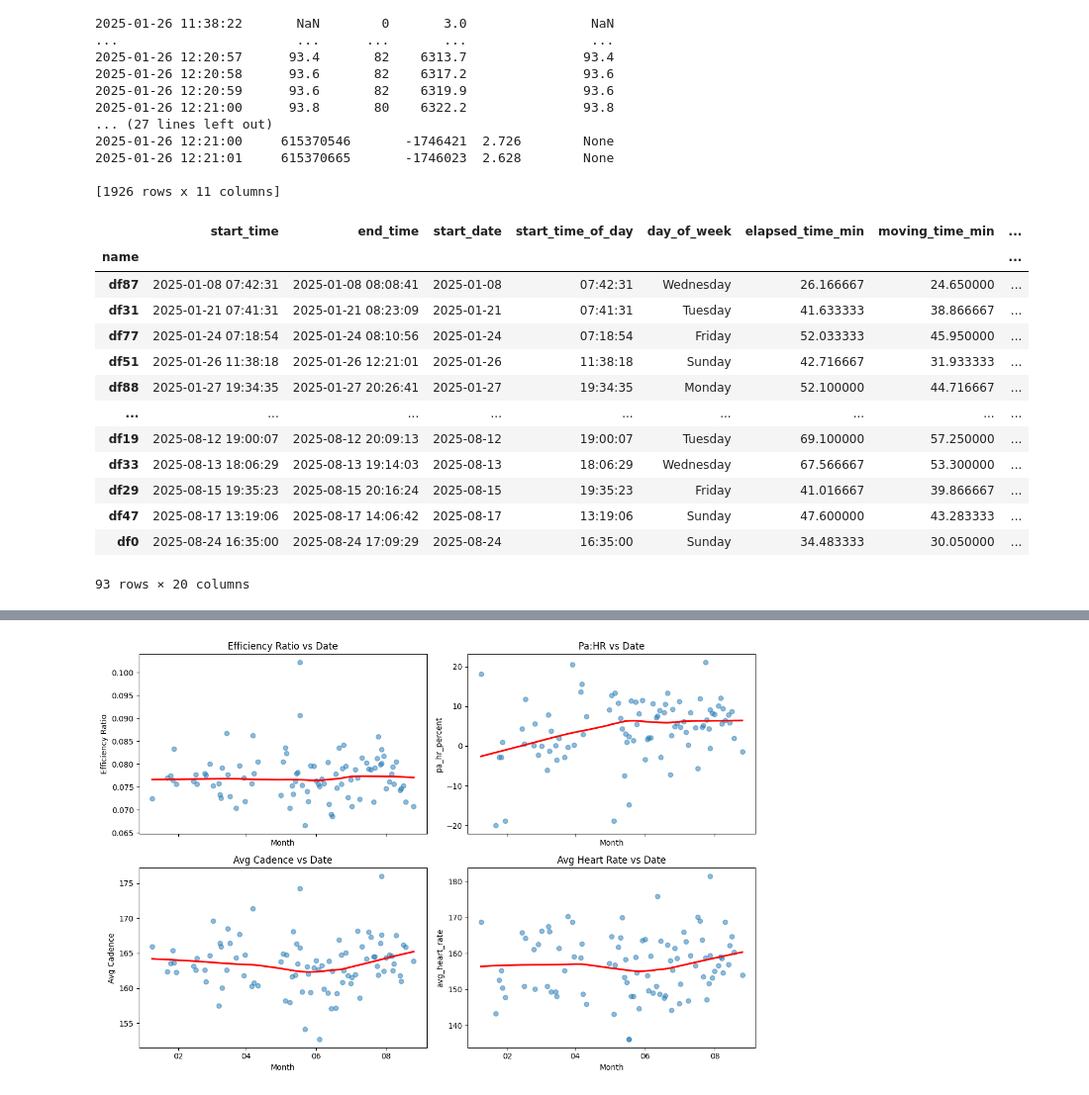
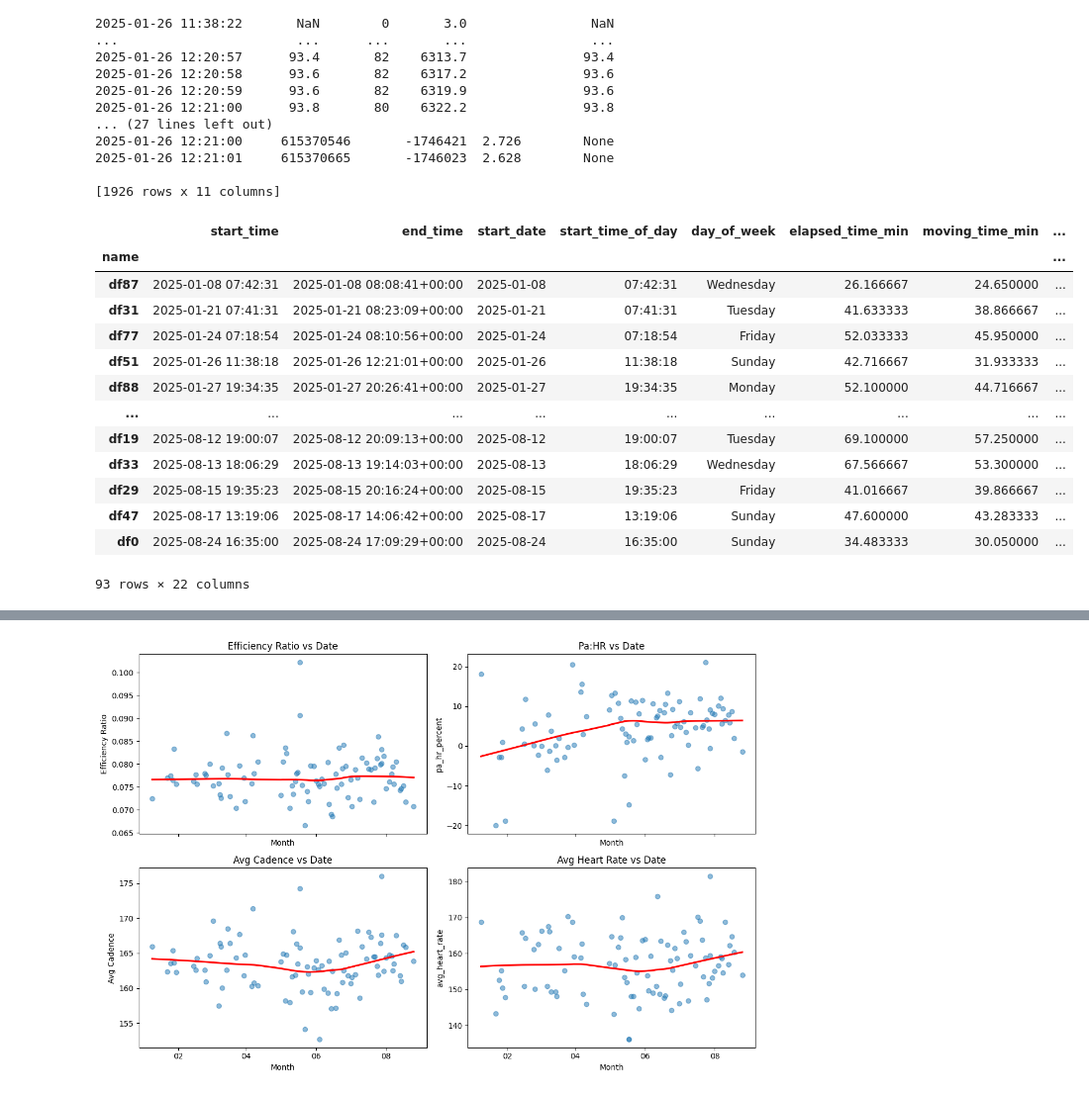
Before and after one commit to andrewt-202/sport-data-visualisation, a Jupyter notebook: sport_visualiser.ipynb, the cells around one changed output, grey strips where cells are left out. Shown at 99% size. Cells and saved outputs as stored; diff of their text form; code cells hidden in the pictures.

```diff
--- a/sport_visualiser.ipynb
+++ b/sport_visualiser.ipynb
@@ -138,6 +138,11 @@ def summarize_run(name, df, speed_threshold=0.75):
     start = df.index.min()
     end = df.index.max()
     elapsed_time = (end - start).total_seconds()
+
+    # convert lat/long to decimal degrees
+    if "position_lat" in df.columns and "position_long" in df.columns:
+        df["position_lat"] = df["position_lat"] * (180 / 2**31)
+        df["position_long"] = df["position_long"] * (180 / 2**31)
 
     # --- real_speed from deltas ---
     df["time_diff"] = df.index.to_series().diff().dt.total_seconds()
@@ -189,6 +194,8 @@ def summarize_run(name, df, speed_threshold=0.75):
         avg_cadence = (df.loc[moving_mask, "cadence"].mean() * 2.0) if "cadence" in df.columns else None
         max_heart_rate = df.loc[moving_mask, "heart_rate"].max() if "heart_rate" in df.columns else None
         avg_heart_rate = df.loc[moving_mask, "heart_rate"].mean() if "heart_rate" in df.columns else None
+        avg_latitude = df.loc[moving_mask, "position_lat"].mean() if "position_lat" in df.columns else None
+        avg_longitude = df.loc[moving_mask, "position_long"].mean() if "position_long" in df.columns else None
     else:
         avg_cadence = None
         max_heart_rate = None
@@ -210,42 +217,46 @@ def summarize_run(name, df, speed_threshold=0.75):
         "avg_moving_speed_kmh": avg_moving_speed_kmh,
         "avg_moving_pace_min_per_km": avg_moving_pace_min_per_km,
         "avg_cadence": avg_cadence,               # masked
         "max_heart_rate": max_heart_rate,         # masked
         "avg_heart_rate": avg_heart_rate,         # masked
         "pa_hr_percent": pa_hr,
+        "avg_latitude": avg_latitude,
+        "avg_longitude": avg_longitude,
     }
 
 
 running_summary_df = (
     pd.DataFrame(
         [summarize_run(name, df) for name, df in running_dfs.items()]
     )
     .set_index("name")
     .sort_values("start_time")
 )
 
 running_summary_df["start_mins_since_midnight"] = (
     running_summary_df["start_time_of_day"].apply(lambda t: t.hour * 60 + t.minute)
 )
 running_summary_df["efficiency_ratio"] = running_summary_df["avg_moving_speed_kmh"] / running_summary_df["avg_heart_rate"]
 running_summary_df["start_date"] = pd.to_datetime(running_summary_df["start_date"])
 running_summary_df["start_date_num"] = mdates.date2num(running_summary_df["start_date"])
+running_summary_df["end_time"] = pd.to_datetime(running_summary_df["end_time"]).dt.tz_localize("UTC")
+
 
 
 
 display(running_summary_df)
 # %% [output]
 |  | start_time | end_time | start_date | start_time_of_day | day_of_week | elapsed_time_min | moving_time_min | ... |
 | name |  |  |  |  |  |  |  | ... |
-| df87 | 2025-01-08 07:42:31 | 2025-01-08 08:08:41 | 2025-01-08 | 07:42:31 | Wednesday | 26.166667 | 24.650000 | ... |
-| df31 | 2025-01-21 07:41:31 | 2025-01-21 08:23:09 | 2025-01-21 | 07:41:31 | Tuesday | 41.633333 | 38.866667 | ... |
-| df77 | 2025-01-24 07:18:54 | 2025-01-24 08:10:56 | 2025-01-24 | 07:18:54 | Friday | 52.033333 | 45.950000 | ... |
-| df51 | 2025-01-26 11:38:18 | 2025-01-26 12:21:01 | 2025-01-26 | 11:38:18 | Sunday | 42.716667 | 31.933333 | ... |
-| df88 | 2025-01-27 19:34:35 | 2025-01-27 20:26:41 | 2025-01-27 | 19:34:35 | Monday | 52.100000 | 44.716667 | ... |
+| df87 | 2025-01-08 07:42:31 | 2025-01-08 08:08:41+00:00 | 2025-01-08 | 07:42:31 | Wednesday | 26.166667 | 24.650000 | ... |
+| df31 | 2025-01-21 07:41:31 | 2025-01-21 08:23:09+00:00 | 2025-01-21 | 07:41:31 | Tuesday | 41.633333 | 38.866667 | ... |
+| df77 | 2025-01-24 07:18:54 | 2025-01-24 08:10:56+00:00 | 2025-01-24 | 07:18:54 | Friday | 52.033333 | 45.950000 | ... |
+| df51 | 2025-01-26 11:38:18 | 2025-01-26 12:21:01+00:00 | 2025-01-26 | 11:38:18 | Sunday | 42.716667 | 31.933333 | ... |
+| df88 | 2025-01-27 19:34:35 | 2025-01-27 20:26:41+00:00 | 2025-01-27 | 19:34:35 | Monday | 52.100000 | 44.716667 | ... |
 | ... | ... | ... | ... | ... | ... | ... | ... | ... |
-| df19 | 2025-08-12 19:00:07 | 2025-08-12 20:09:13 | 2025-08-12 | 19:00:07 | Tuesday | 69.100000 | 57.250000 | ... |
-| df33 | 2025-08-13 18:06:29 | 2025-08-13 19:14:03 | 2025-08-13 | 18:06:29 | Wednesday | 67.566667 | 53.300000 | ... |
-| df29 | 2025-08-15 19:35:23 | 2025-08-15 20:16:24 | 2025-08-15 | 19:35:23 | Friday | 41.016667 | 39.866667 | ... |
-| df47 | 2025-08-17 13:19:06 | 2025-08-17 14:06:42 | 2025-08-17 | 13:19:06 | Sunday | 47.600000 | 43.283333 | ... |
-| df0 | 2025-08-24 16:35:00 | 2025-08-24 17:09:29 | 2025-08-24 | 16:35:00 | Sunday | 34.483333 | 30.050000 | ... |
+| df19 | 2025-08-12 19:00:07 | 2025-08-12 20:09:13+00:00 | 2025-08-12 | 19:00:07 | Tuesday | 69.100000 | 57.250000 | ... |
+| df33 | 2025-08-13 18:06:29 | 2025-08-13 19:14:03+00:00 | 2025-08-13 | 18:06:29 | Wednesday | 67.566667 | 53.300000 | ... |
+| df29 | 2025-08-15 19:35:23 | 2025-08-15 20:16:24+00:00 | 2025-08-15 | 19:35:23 | Friday | 41.016667 | 39.866667 | ... |
+| df47 | 2025-08-17 13:19:06 | 2025-08-17 14:06:42+00:00 | 2025-08-17 | 13:19:06 | Sunday | 47.600000 | 43.283333 | ... |
+| df0 | 2025-08-24 16:35:00 | 2025-08-24 17:09:29+00:00 | 2025-08-24 | 16:35:00 | Sunday | 34.483333 | 30.050000 | ... |
-93 rows × 20 columns
+93 rows × 22 columns
```
Also changed, not shown: parts of 2 cells of this notebook, 1 other file.
